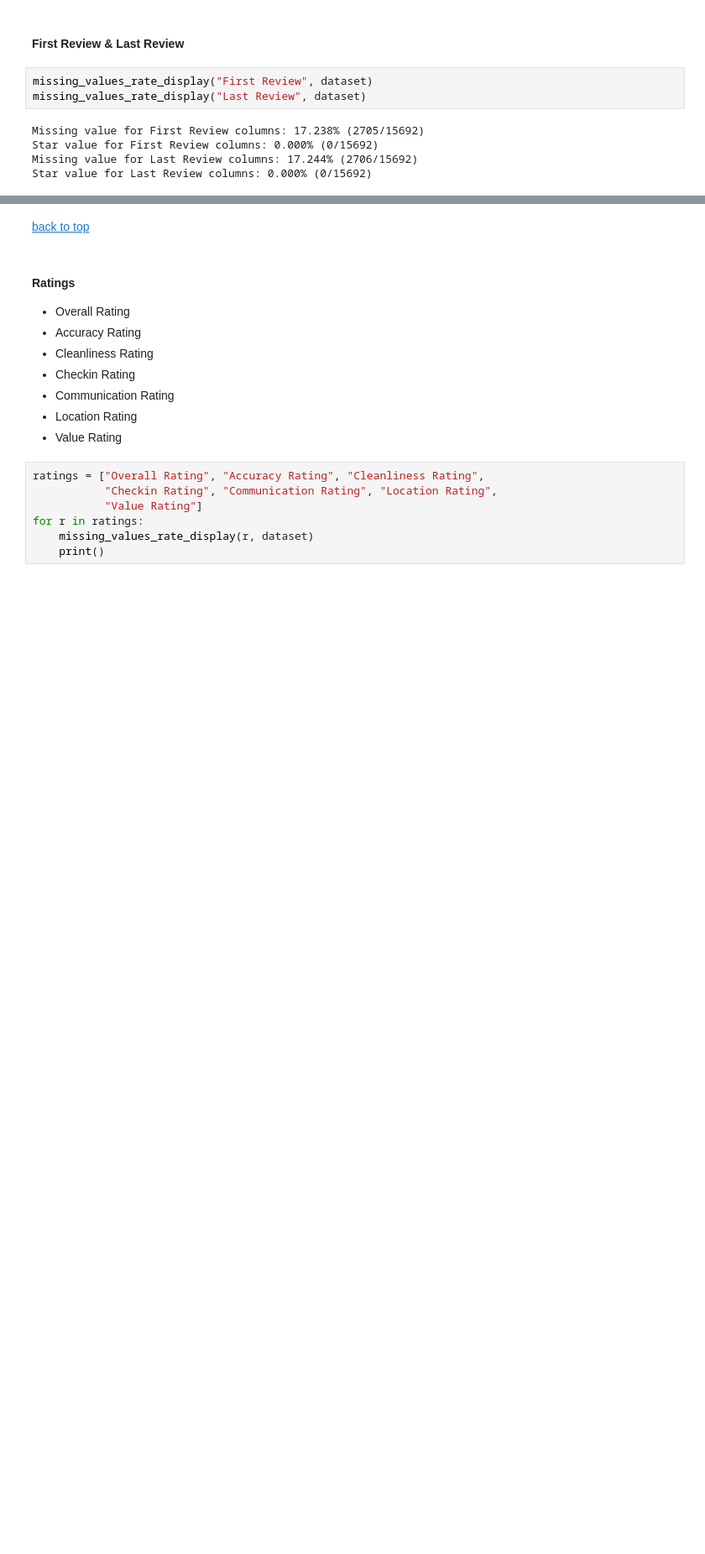
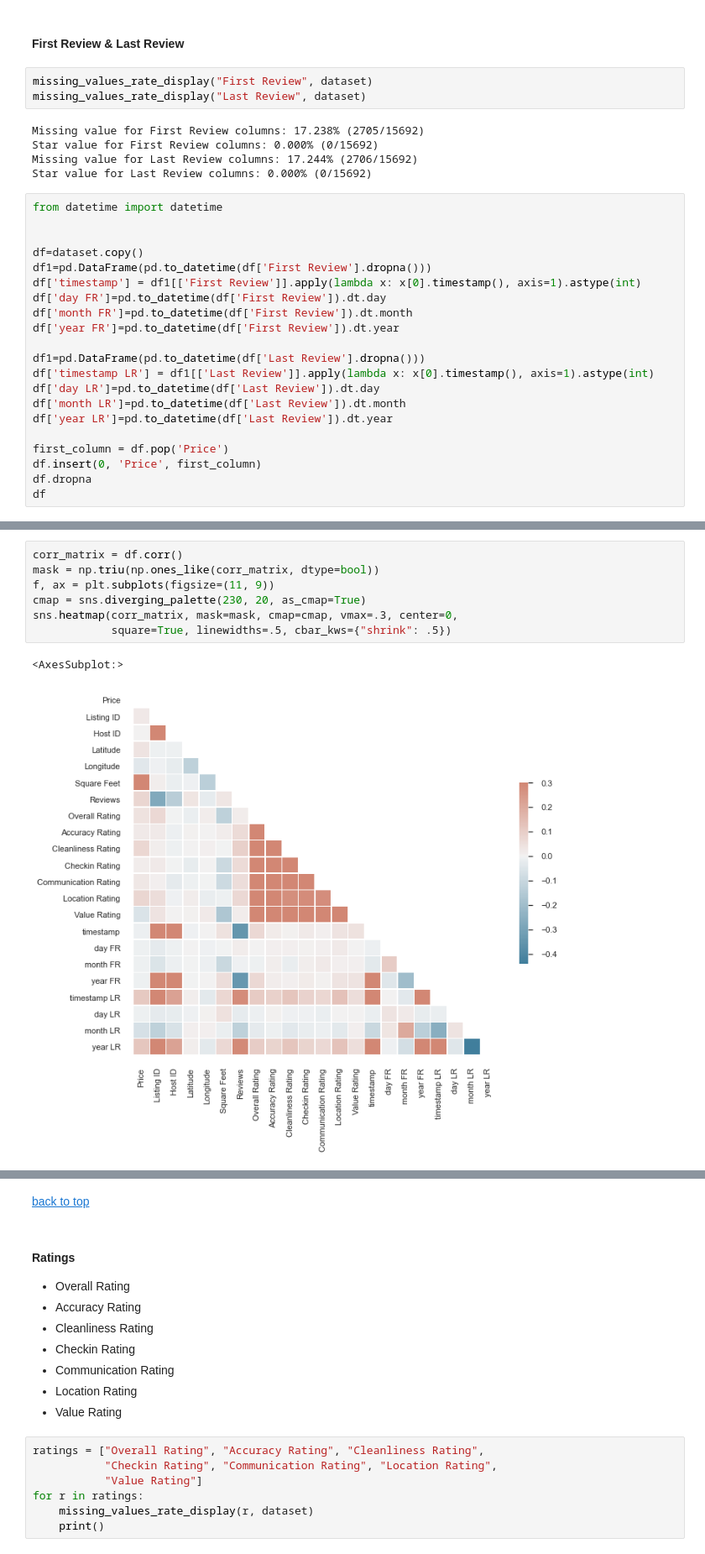
Before and after one commit to flaviendeseure/Airbnb_berlin_price_prediction, a Jupyter notebook: Projet - Airbnb Berlin Price Prediction_REMOTE_17149.ipynb, the cells around one changed output, grey strips where cells are left out. Shown at 84% size. Saved outputs shown, nothing was run; the diff lists cells and outputs as text; blank space fills up the shorter version.

```diff
--- a/Projet - Airbnb Berlin Price Prediction_REMOTE_17149.ipynb
+++ b/Projet - Airbnb Berlin Price Prediction_REMOTE_17149.ipynb
@@ -1044,3 +1044,24 @@ Missing value for First Review columns: 17.238% (2705/15692)
 Star value for First Review columns: 0.000% (0/15692)
 Missing value for Last Review columns: 17.244% (2706/15692)
 Star value for Last Review columns: 0.000% (0/15692)
+# %%
+from datetime import datetime
+
+
+df=dataset.copy()
+df1=pd.DataFrame(pd.to_datetime(df['First Review'].dropna()))
+df['timestamp'] = df1[['First Review']].apply(lambda x: x[0].timestamp(), axis=1).astype(int)
+df['day FR']=pd.to_datetime(df['First Review']).dt.day
+df['month FR']=pd.to_datetime(df['First Review']).dt.month
+df['year FR']=pd.to_datetime(df['First Review']).dt.year
+
+df1=pd.DataFrame(pd.to_datetime(df['Last Review'].dropna()))
+df['timestamp LR'] = df1[['Last Review']].apply(lambda x: x[0].timestamp(), axis=1).astype(int)
+df['day LR']=pd.to_datetime(df['Last Review']).dt.day
+df['month LR']=pd.to_datetime(df['Last Review']).dt.month
+df['year LR']=pd.to_datetime(df['Last Review']).dt.year
+
+first_column = df.pop('Price')
+df.insert(0, 'Price', first_column)
+df.dropna
+df
@@ -1047,2 +1082,12 @@ Star value for Last Review columns: 0.000% (0/15692)
+# %%
+corr_matrix = df.corr()
+mask = np.triu(np.ones_like(corr_matrix, dtype=bool))
+f, ax = plt.subplots(figsize=(11, 9))
+cmap = sns.diverging_palette(230, 20, as_cmap=True)
+sns.heatmap(corr_matrix, mask=mask, cmap=cmap, vmax=.3, center=0,
+            square=True, linewidths=.5, cbar_kws={"shrink": .5})
+# %% [output]
+<AxesSubplot:>
+[figure, added]
 # %% [markdown]
 <div class="alert alert-block alert-success">
```
Also changed, not shown: parts of 5 cells of this notebook.
